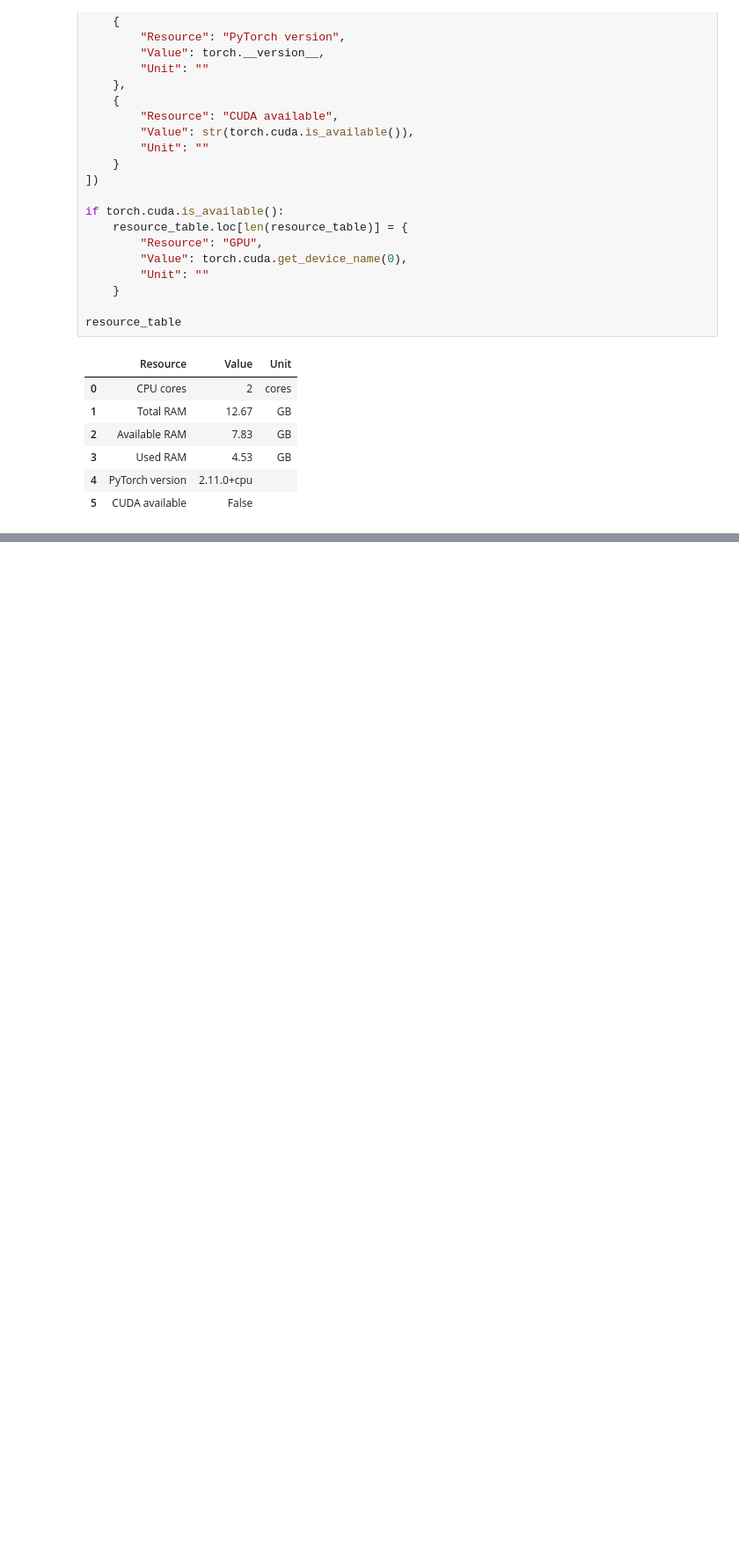
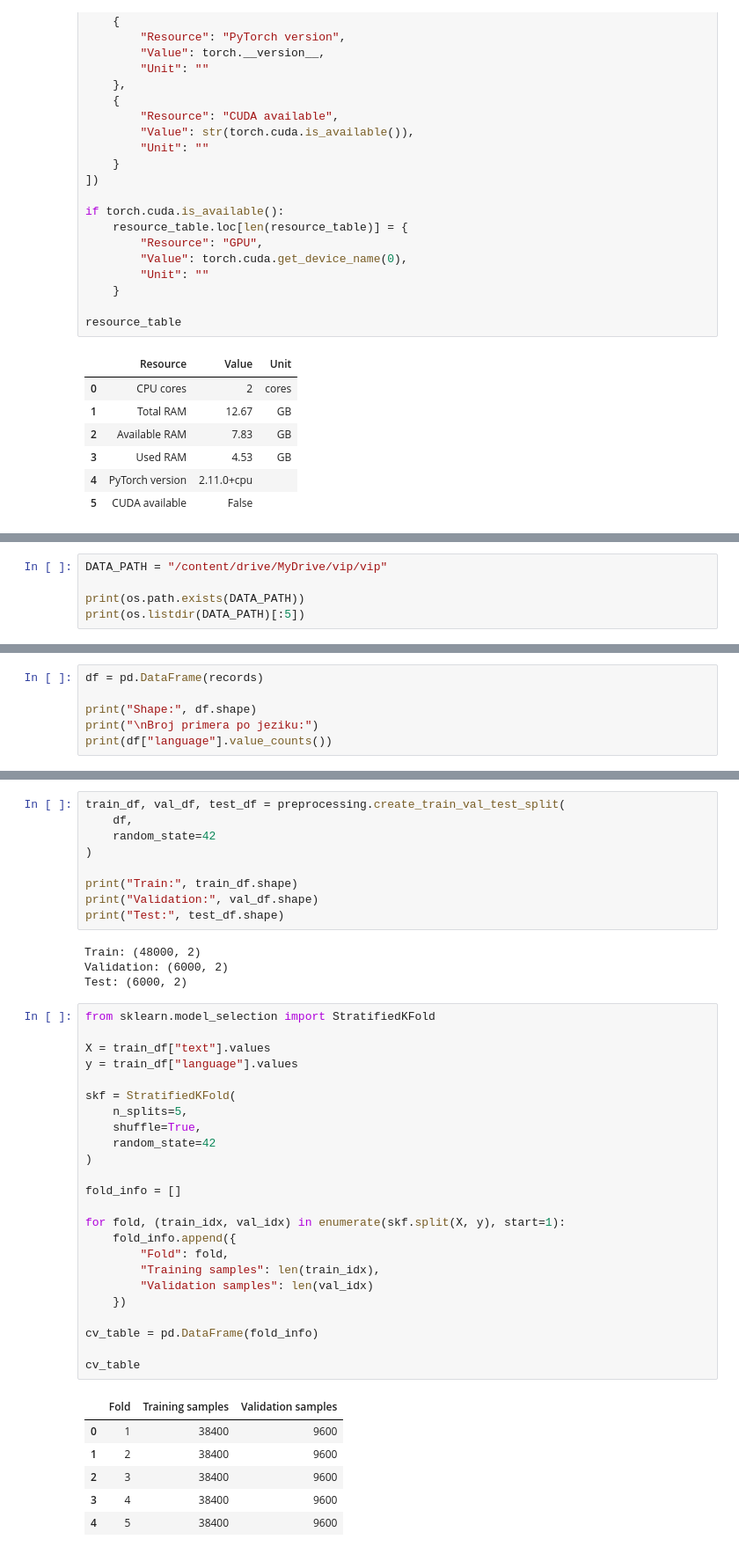
Before and after one commit to minadjordjevic/Language-Classification, a Jupyter notebook: language_classification.ipynb, the cells around one changed output, grey strips where cells are left out. Shown at 88% size. Cells and saved outputs as stored; diff of their text form; blank space fills up the shorter version.

Commit message:
Cross-validation

```diff
--- a/language_classification.ipynb
+++ b/language_classification.ipynb
@@ -2708,0 +2761,5 @@ resource_table
+# %%
+DATA_PATH = "/content/drive/MyDrive/vip/vip"
+
+print(os.path.exists(DATA_PATH))
+print(os.listdir(DATA_PATH)[:5])
@@ -2708,0 +2781,6 @@ resource_table
+# %%
+df = pd.DataFrame(records)
+
+print("Shape:", df.shape)
+print("\nBroj primera po jeziku:")
+print(df["language"].value_counts())
@@ -2708,0 +2818,44 @@ resource_table
+# %%
+train_df, val_df, test_df = preprocessing.create_train_val_test_split(
+    df,
+    random_state=42
+)
+
+print("Train:", train_df.shape)
+print("Validation:", val_df.shape)
+print("Test:", test_df.shape)
+# %% [output]
+Train: (48000, 2)
+Validation: (6000, 2)
+Test: (6000, 2)
+# %%
+from sklearn.model_selection import StratifiedKFold
+
+X = train_df["text"].values
+y = train_df["language"].values
+
+skf = StratifiedKFold(
+    n_splits=5,
+    shuffle=True,
+    random_state=42
+)
+
+fold_info = []
+
+for fold, (train_idx, val_idx) in enumerate(skf.split(X, y), start=1):
+    fold_info.append({
+        "Fold": fold,
+        "Training samples": len(train_idx),
+        "Validation samples": len(val_idx)
+    })
+
+cv_table = pd.DataFrame(fold_info)
+
+cv_table
+# %% [output]
+|  | Fold | Training samples | Validation samples |
+| 0 | 1 | 38400 | 9600 |
+| 1 | 2 | 38400 | 9600 |
+| 2 | 3 | 38400 | 9600 |
+| 3 | 4 | 38400 | 9600 |
+| 4 | 5 | 38400 | 9600 |
```
Also changed, not shown: parts of 8 cells of this notebook.
